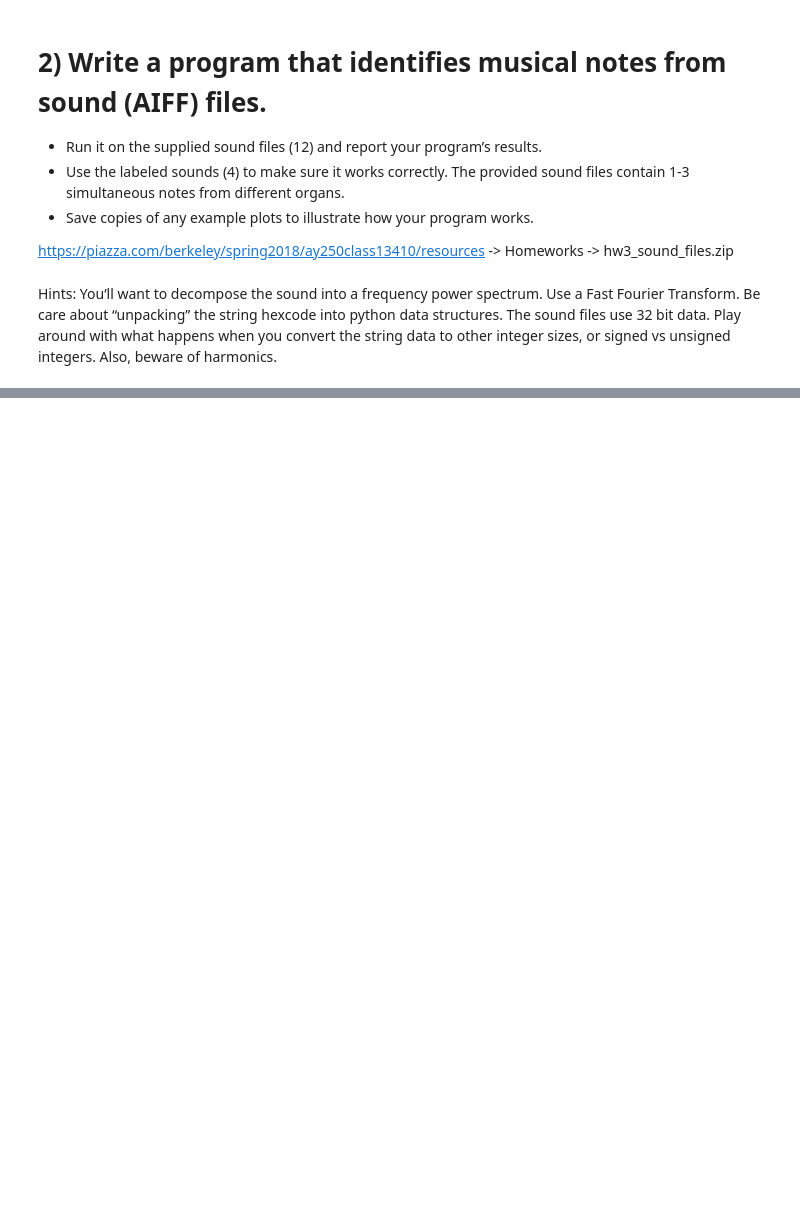
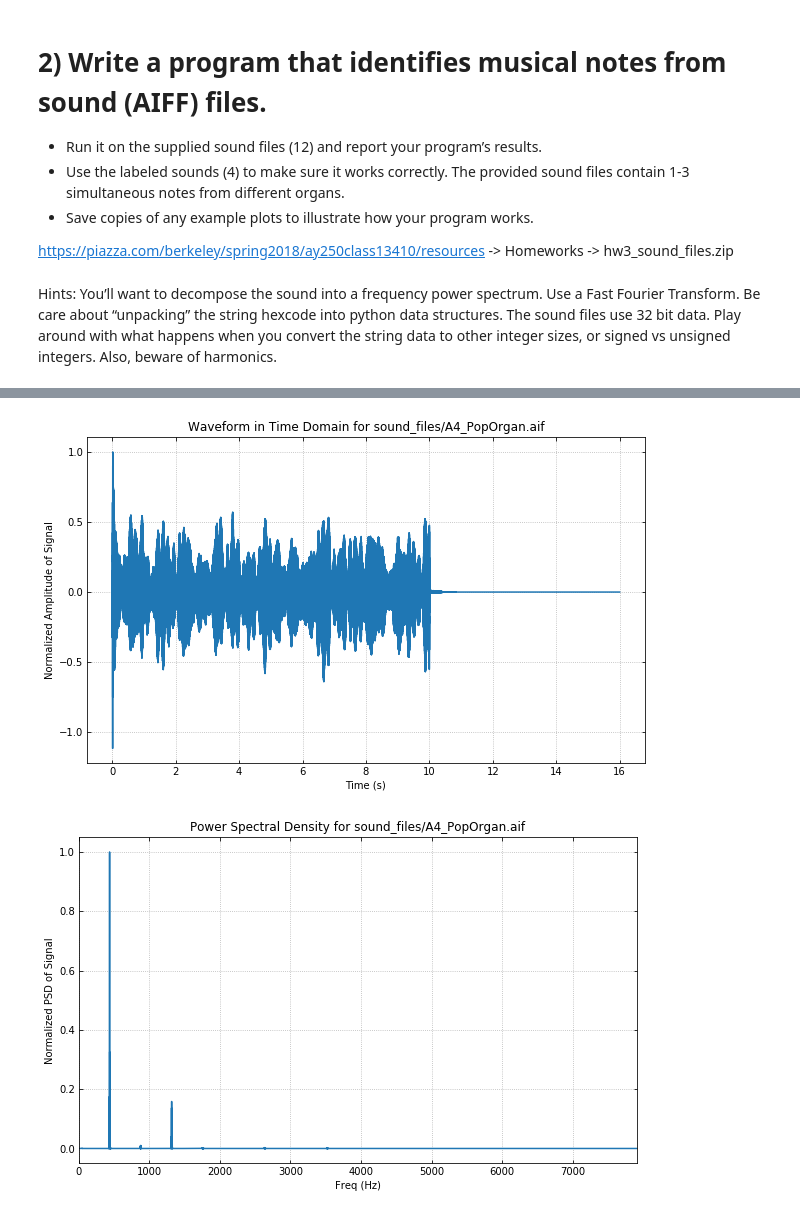
Before and after one commit to giangdip2410/watkins-ay250-s2018-hw, a Jupyter notebook: hw_3/hw_3_assignment.ipynb, the cells around one changed output, grey strips where cells are left out. Drawn from its saved outputs; the diff is of its cells as text; code cells hidden in the pictures; blank space fills up the shorter version.

```diff
--- a/hw_3/hw_3_assignment.ipynb
+++ b/hw_3/hw_3_assignment.ipynb
@@ -346,0 +438,24 @@ Hints: You’ll want to decompose the sound into a frequency power spectrum. Use
+# %%
+# Let's look at the last file that was processed
+
+# plot the waveform in time domain
+plt.figure(figsize=(10,6))
+plt.plot(np.arange(0,len(signal)/sampleRate,1/sampleRate),signal/max(signal))
+plt.ylabel("Normalized Amplitude of Signal")
+plt.xlabel("Time (s)")
+plt.tick_params(which="both",direction="in",right="on",top="on")
+plt.grid(linestyle="dotted")
+plt.title(f"Waveform in Time Domain for {soundFile}");
+
+# plot the PSD of the waveform
+plt.figure(figsize=(10,6))
+plt.plot(freqs,pSignal/max(pSignal))
+plt.ylabel("Normalized PSD of Signal")
+plt.xlabel("Freq (Hz)")
+plt.xlim((0,MusicNoteFreqs[-1]*2**(nOctaves-1))) # let's just look at the PSD in the region of the music notes
+plt.tick_params(which="both",direction="in",right="on",top="on")
+plt.grid(linestyle="dotted")
+plt.title(f"Power Spectral Density for {soundFile}");
+# %% [output]
+[figure, added]
+[figure, added]
```
Also changed, not shown: parts of 10 cells of this notebook.
